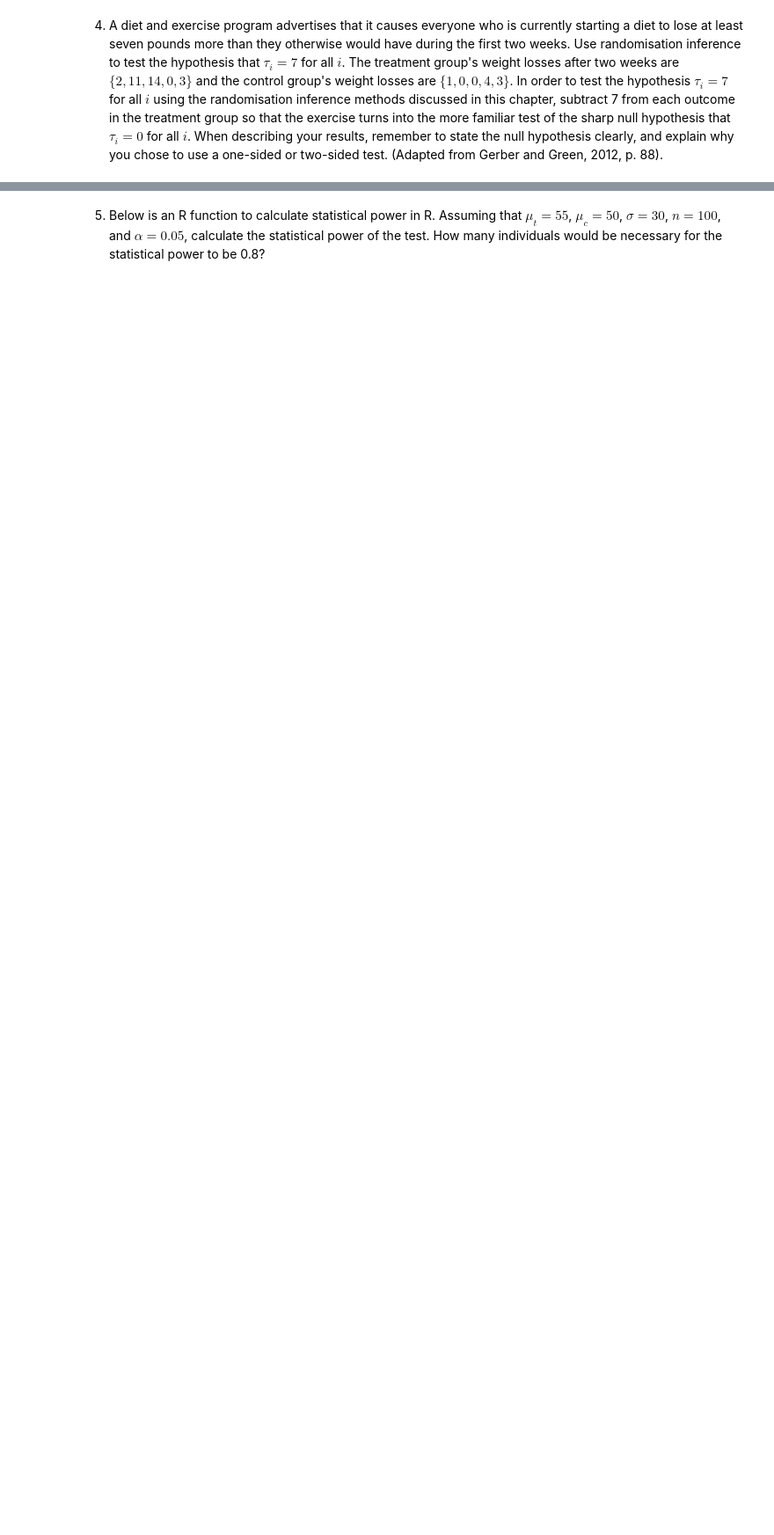
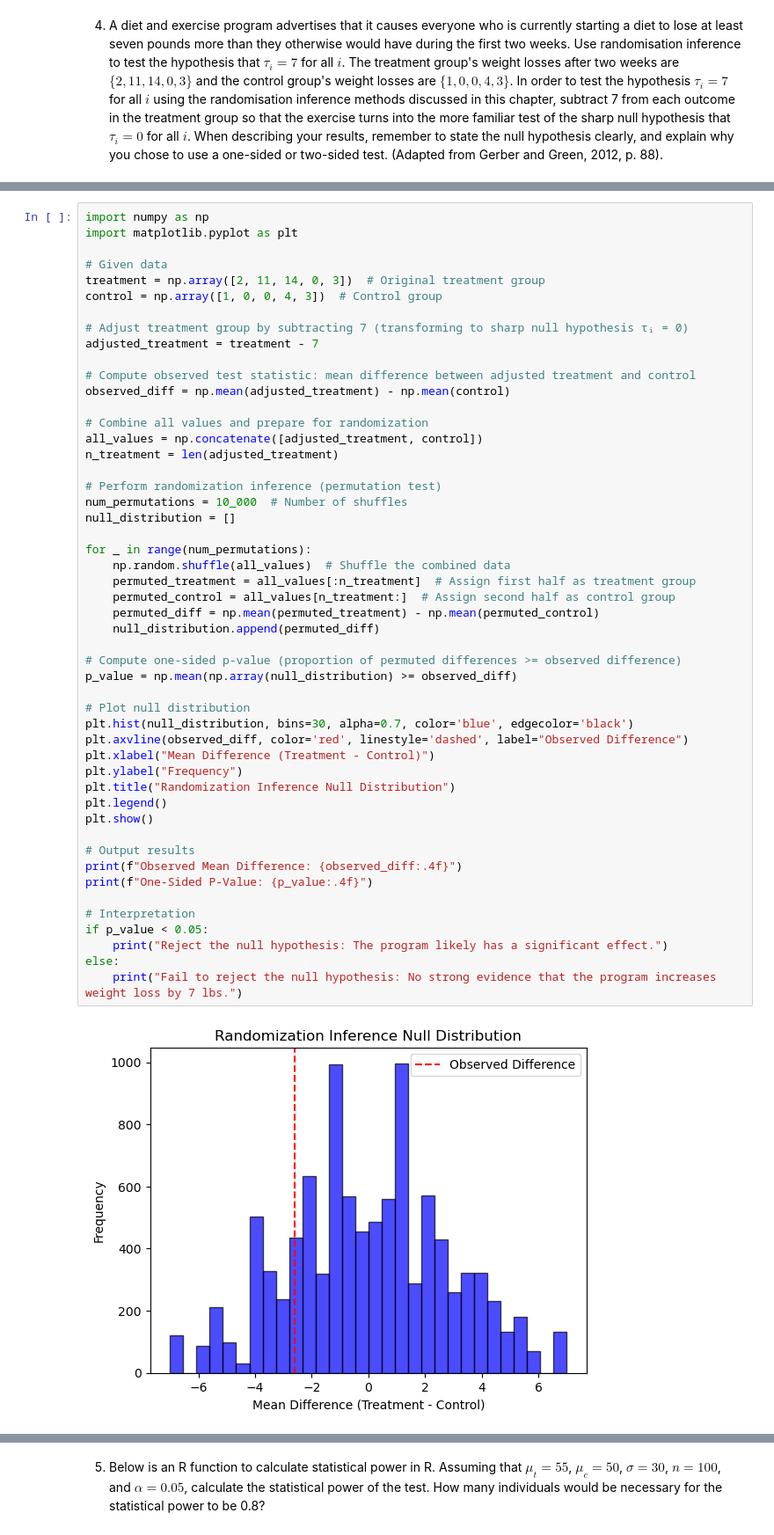
Before and after one commit to howiebrown/qtm385, a Jupyter notebook: assignments/04-assignment/04-assignment.ipynb, the cells around one changed output, grey strips where cells are left out. Shown: that part at 88% size. Drawn from its saved outputs; the diff is of its cells as text; blank space fills up the shorter version.

Commit message:
assignment 4

```diff
--- a/assignments/04-assignment/04-assignment.ipynb
+++ b/assignments/04-assignment/04-assignment.ipynb
@@ -37,0 +31,52 @@ SyntaxError: positional argument follows keyword argument (1216122174.py, line 1
+# %%
+import numpy as np
+import matplotlib.pyplot as plt
+
+# Given data
+treatment = np.array([2, 11, 14, 0, 3])  # Original treatment group
+control = np.array([1, 0, 0, 4, 3])  # Control group
+
+# Adjust treatment group by subtracting 7 (transforming to sharp null hypothesis τᵢ = 0)
+adjusted_treatment = treatment - 7
+
+# Compute observed test statistic: mean difference between adjusted treatment and control
+observed_diff = np.mean(adjusted_treatment) - np.mean(control)
+
+# Combine all values and prepare for randomization
+all_values = np.concatenate([adjusted_treatment, control])
+n_treatment = len(adjusted_treatment)
+
+# Perform randomization inference (permutation test)
+num_permutations = 10_000  # Number of shuffles
+null_distribution = []
+
+for _ in range(num_permutations):
+    np.random.shuffle(all_values)  # Shuffle the combined data
+    permuted_treatment = all_values[:n_treatment]  # Assign first half as treatment group
+    permuted_control = all_values[n_treatment:]  # Assign second half as control group
+    permuted_diff = np.mean(permuted_treatment) - np.mean(permuted_control)
+    null_distribution.append(permuted_diff)
+
+# Compute one-sided p-value (proportion of permuted differences >= observed difference)
+p_value = np.mean(np.array(null_distribution) >= observed_diff)
+
+# Plot null distribution
+plt.hist(null_distribution, bins=30, alpha=0.7, color='blue', edgecolor='black')
+plt.axvline(observed_diff, color='red', linestyle='dashed', label="Observed Difference")
+plt.xlabel("Mean Difference (Treatment - Control)")
+plt.ylabel("Frequency")
+plt.title("Randomization Inference Null Distribution")
+plt.legend()
+plt.show()
+
+# Output results
+print(f"Observed Mean Difference: {observed_diff:.4f}")
+print(f"One-Sided P-Value: {p_value:.4f}")
+
+# Interpretation
+if p_value < 0.05:
+    print("Reject the null hypothesis: The program likely has a significant effect.")
+else:
+    print("Fail to reject the null hypothesis: No strong evidence that the program increases weight loss by 7 lbs.")
+# %% [output]
+[figure, added]
```
Also changed, not shown: parts of 9 cells of this notebook, 1 other file.
